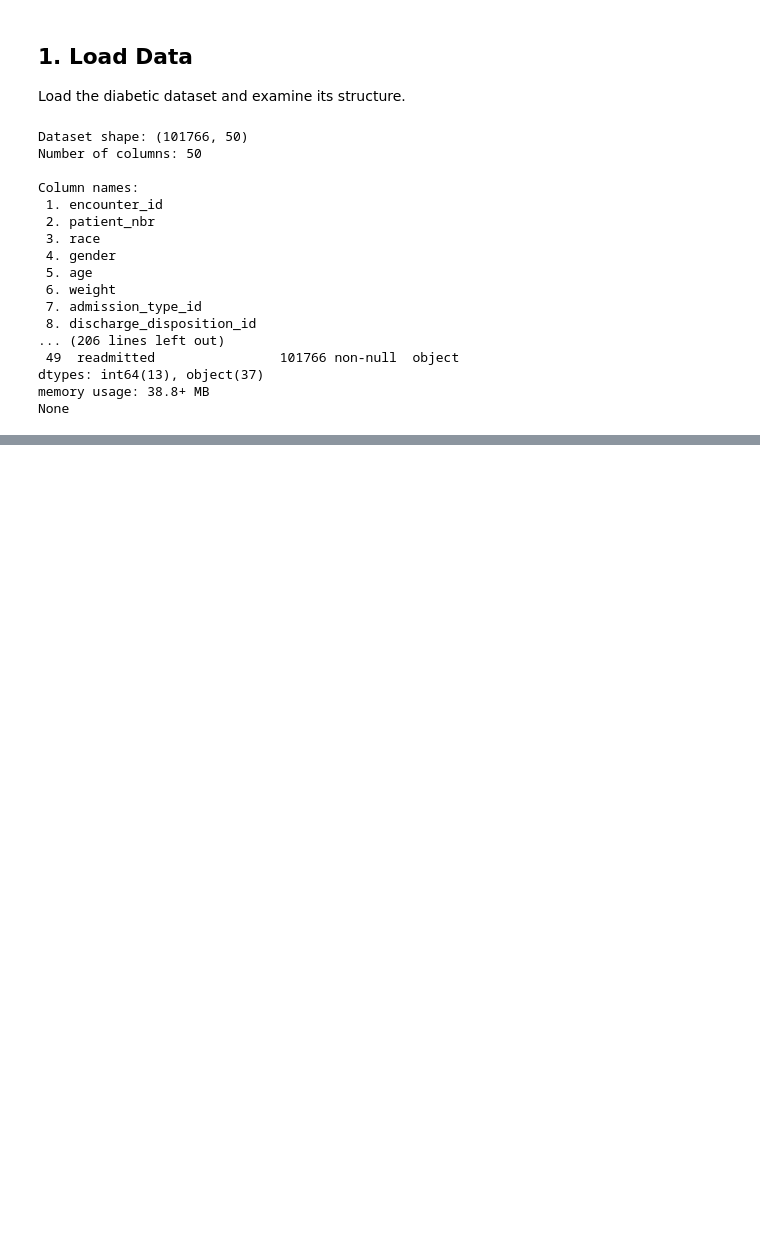
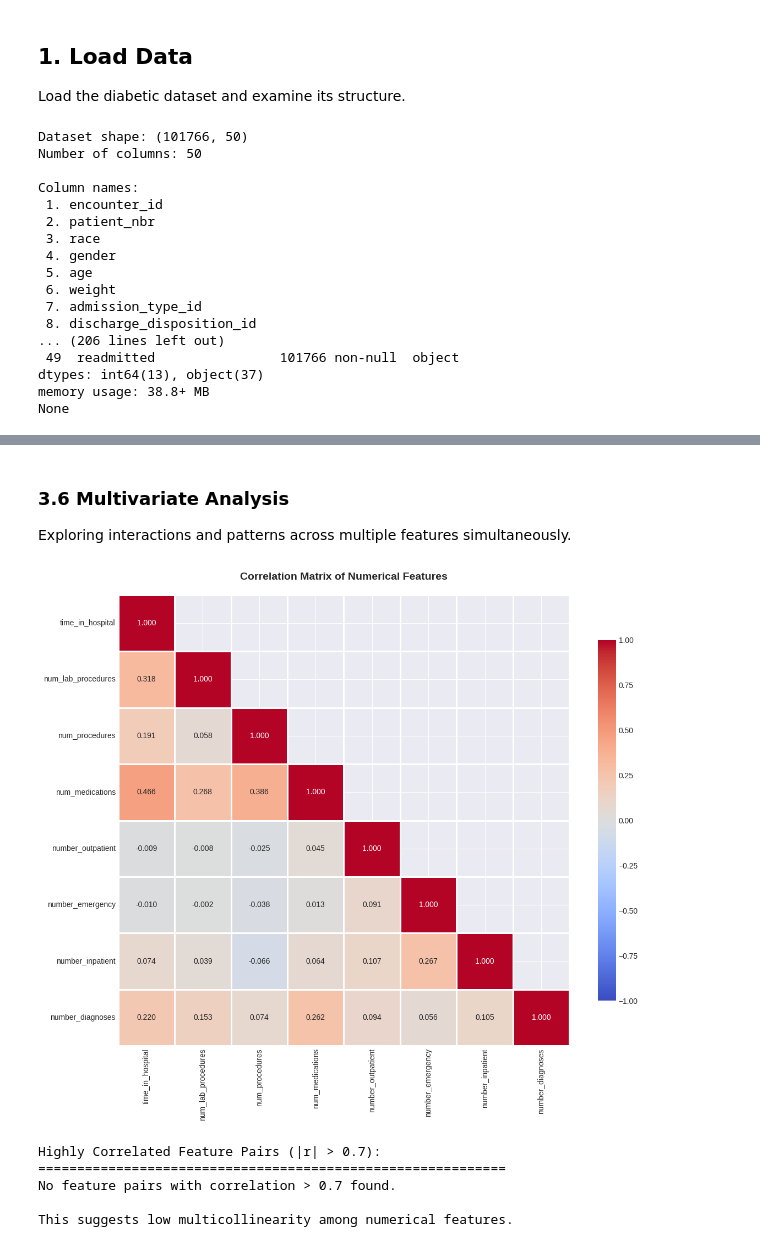
Before and after one commit to fahim-mle/nn-for-diabetes-readmission, a Jupyter notebook: notebooks/1_data_exploration_cleaning_outdated.ipynb, the cells around one changed output, grey strips where cells are left out. Saved outputs shown, nothing was run; the diff lists cells and outputs as text; code cells hidden in the pictures; blank space fills up the shorter version.

```diff
--- a/notebooks/1_data_exploration_cleaning_outdated.ipynb
+++ b/notebooks/1_data_exploration_cleaning_outdated.ipynb
@@ -216,0 +589,49 @@ Final columns: ['race', 'gender', 'age', 'admission_type_id', 'discharge_disposi
+# %% [markdown]
+### 3.6 Multivariate Analysis
+
+Exploring interactions and patterns across multiple features simultaneously.
+# %%
+# Correlation matrix for numerical features
+correlation_features = ['time_in_hospital', 'num_lab_procedures', 'num_procedures',
+                       'num_medications', 'number_outpatient', 'number_emergency',
+                       'number_inpatient', 'number_diagnoses']
+
+corr_matrix = df[correlation_features].corr()
+
+# Create heatmap
+plt.figure(figsize=(12, 10))
+mask = np.triu(np.ones_like(corr_matrix, dtype=bool), k=1)  # Mask upper triangle
+sns.heatmap(corr_matrix, mask=mask, annot=True, fmt='.3f', cmap='coolwarm',
+            center=0, square=True, linewidths=1, cbar_kws={"shrink": 0.8},
+            vmin=-1, vmax=1)
+plt.title('Correlation Matrix of Numerical Features', fontsize=14, fontweight='bold', pad=20)
+plt.tight_layout()
+plt.savefig('../figures/data_exploration/correlation_matrix.png', dpi=300, bbox_inches='tight')
+plt.show()
+
+# Identify highly correlated pairs (|r| > 0.7)
+print("Highly Correlated Feature Pairs (|r| > 0.7):")
+print("=" * 60)
+high_corr_pairs = []
+for i in range(len(corr_matrix.columns)):
+    for j in range(i+1, len(corr_matrix.columns)):
+        if abs(corr_matrix.iloc[i, j]) > 0.7:
+            high_corr_pairs.append({
+                'Feature 1': corr_matrix.columns[i],
+                'Feature 2': corr_matrix.columns[j],
+                'Correlation': corr_matrix.iloc[i, j]
+            })
+
+if high_corr_pairs:
+    print(pd.DataFrame(high_corr_pairs))
+else:
+    print("No feature pairs with correlation > 0.7 found.")
+
+print("\nThis suggests low multicollinearity among numerical features.")
+# %% [output]
+[figure, added]
+Highly Correlated Feature Pairs (|r| > 0.7):
+============================================================
+No feature pairs with correlation > 0.7 found.
+
+This suggests low multicollinearity among numerical features.
```
Also changed, not shown: parts of 42 cells of this notebook, 11 other files.
